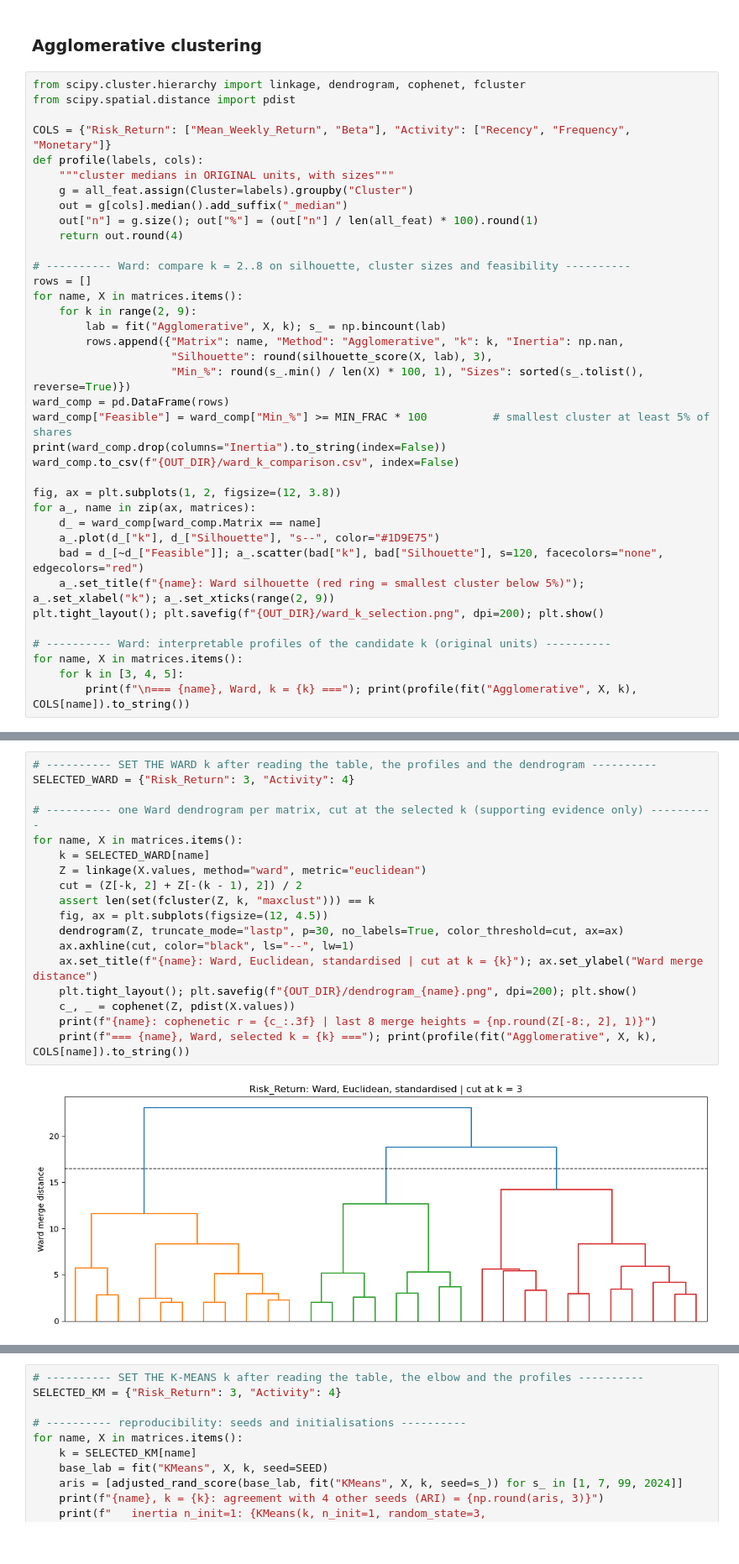
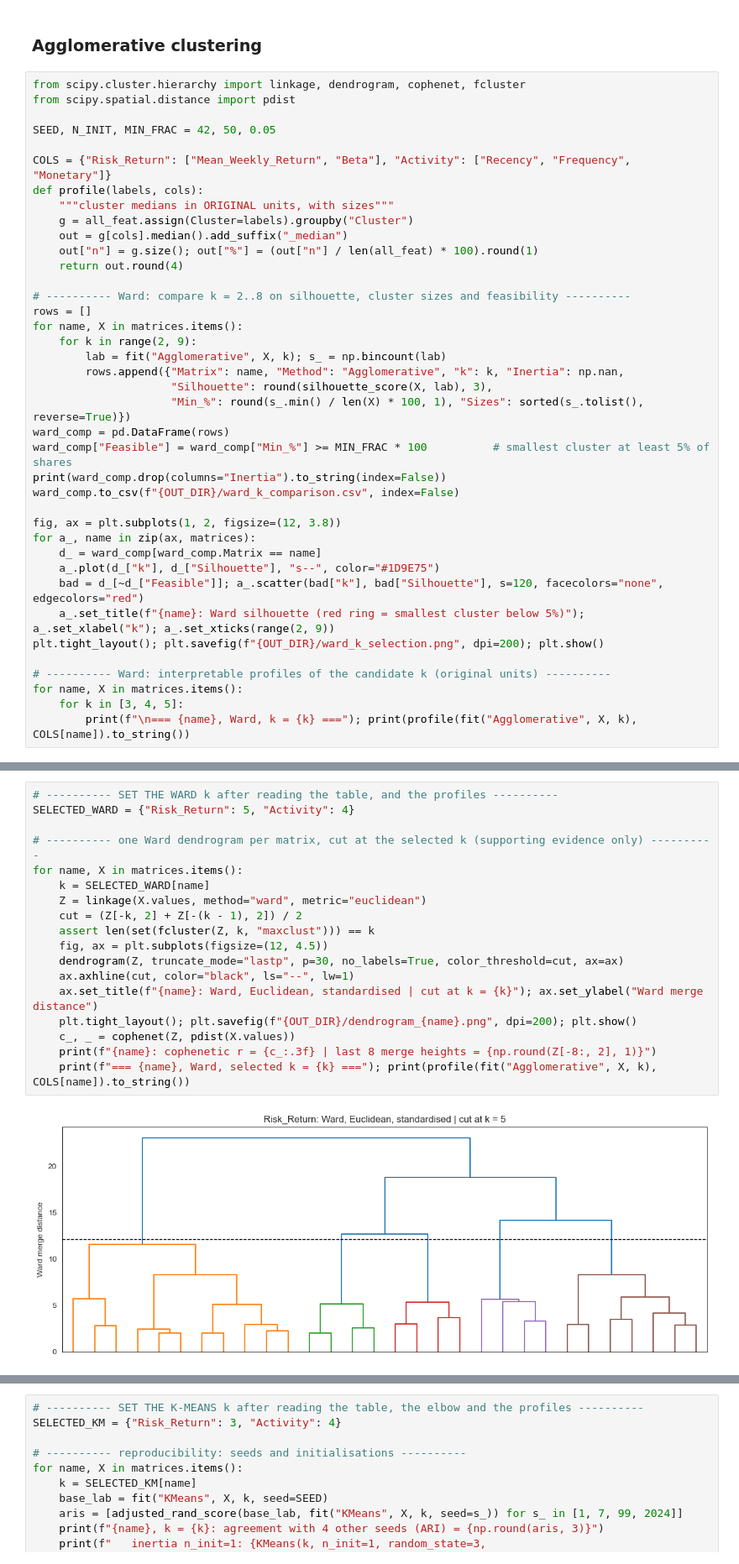
Before and after one commit to BinethBasilu/20230762_CRM, a Jupyter notebook: 1stquestion.ipynb, the cells around one changed output, grey strips where cells are left out. Shown at 84% size. Cells and saved outputs as stored; diff of their text form.

```diff
--- a/1stquestion.ipynb
+++ b/1stquestion.ipynb
@@ -921,6 +1010,8 @@ Note: standardising does not change skew. Skew is reduced only by log1p, so Rece
 # %%
 from scipy.cluster.hierarchy import linkage, dendrogram, cophenet, fcluster
 from scipy.spatial.distance import pdist
+
+SEED, N_INIT, MIN_FRAC = 42, 50, 0.05
 
 COLS = {"Risk_Return": ["Mean_Weekly_Return", "Beta"], "Activity": ["Recency", "Frequency", "Monetary"]}
 def profile(labels, cols):
@@ -990,23 +1081,23 @@ Cluster
 3                  11.0               5.0     1.442997e+10   43   8.8
 4                  53.0               2.0     1.768233e+10   72  14.8
 # %%
-# ---------- SET THE WARD k after reading the table, the profiles and the dendrogram ----------
-SELECTED_WARD = {"Risk_Return": 3, "Activity": 4}
+# ---------- SET THE WARD k after reading the table, and the profiles ----------
+SELECTED_WARD = {"Risk_Return": 5, "Activity": 4}
 
 # ---------- one Ward dendrogram per matrix, cut at the selected k (supporting evidence only) ----------
 for name, X in matrices.items():
     k = SELECTED_WARD[name]
     Z = linkage(X.values, method="ward", metric="euclidean")
     cut = (Z[-k, 2] + Z[-(k - 1), 2]) / 2
     assert len(set(fcluster(Z, k, "maxclust"))) == k
     fig, ax = plt.subplots(figsize=(12, 4.5))
     dendrogram(Z, truncate_mode="lastp", p=30, no_labels=True, color_threshold=cut, ax=ax)
     ax.axhline(cut, color="black", ls="--", lw=1)
     ax.set_title(f"{name}: Ward, Euclidean, standardised | cut at k = {k}"); ax.set_ylabel("Ward merge distance")
     plt.tight_layout(); plt.savefig(f"{OUT_DIR}/dendrogram_{name}.png", dpi=200); plt.show()
     c_, _ = cophenet(Z, pdist(X.values))
     print(f"{name}: cophenetic r = {c_:.3f} | last 8 merge heights = {np.round(Z[-8:, 2], 1)}")
     print(f"=== {name}, Ward, selected k = {k} ==="); print(profile(fit("Agglomerative", X, k), COLS[name]).to_string())
 # %% [output]
-[figure, old version]
+[figure, new version]
 Risk_Return: cophenetic r = 0.479 | last 8 merge heights = [ 5.9  8.3  8.3 11.6 12.7 14.2 18.8 23.1]
```
Also changed, not shown: parts of 27 cells of this notebook, 53 other files.
